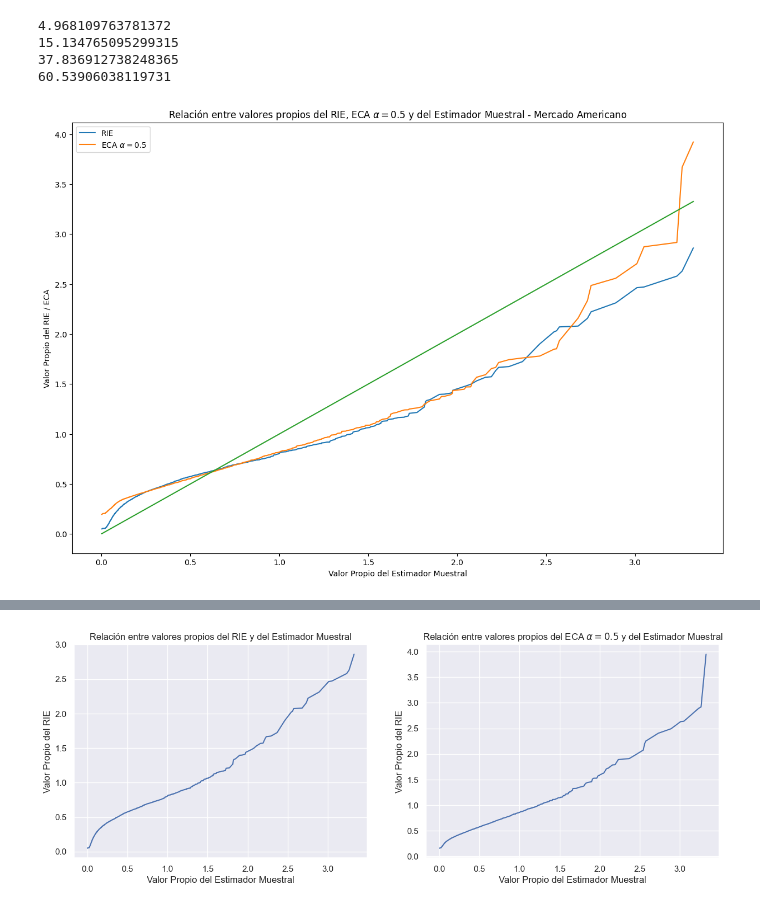
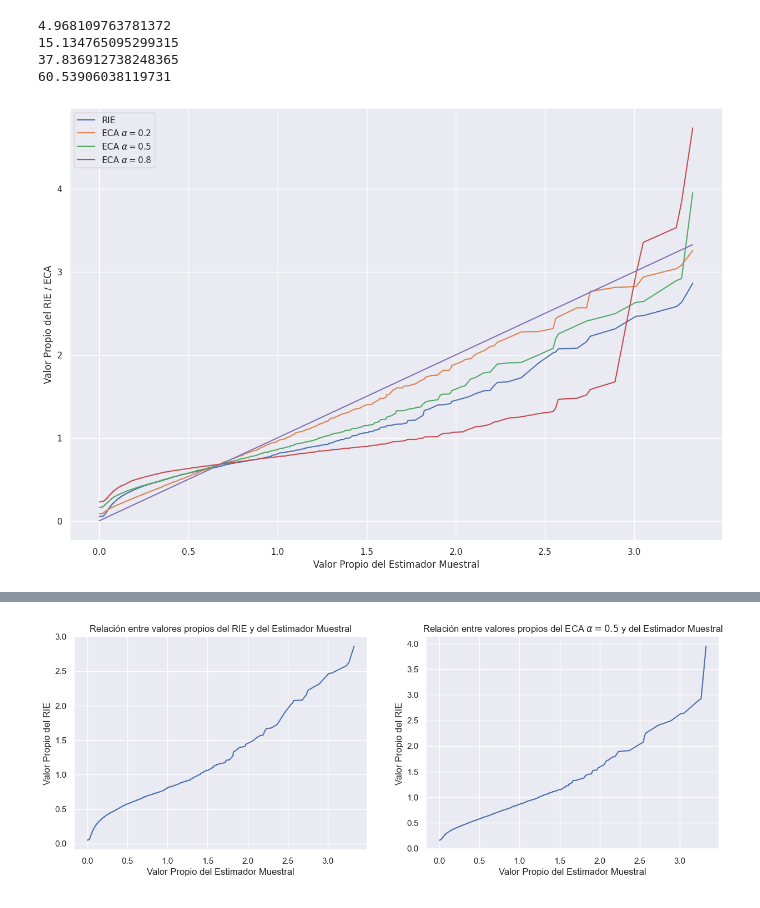
Before and after one commit to jduarte00/tesis, a Jupyter notebook: results_corr_matrix.ipynb, the cells around one changed output, grey strips where cells are left out. Cells and saved outputs as stored; diff of their text form; code cells hidden in the pictures.

```diff
--- a/results_corr_matrix.ipynb
+++ b/results_corr_matrix.ipynb
@@ -502,17 +541,21 @@ print((np.linalg.norm(((samp_corr_american_norm - shrink_estimator_american_8).v
 37.836912738248365
 60.53906038119731
 # %%
+# IMAGE [TESIS]
+
 factor = 900
 fig, axs = plt.subplots(1,1, figsize=(15,10))
-axs.plot(  eigenval_sample_american_conc[:factor], eigenval_rie_american_conc[:factor])
-axs.set_title(r"Relación entre valores propios del RIE, ECA $\alpha = 0.5$ y del Estimador Muestral - Mercado Americano")
+# axs.set_title(r"Relación entre valores propios del RIE, ECA $\alpha = 0.5$ y del Estimador Muestral - Mercado Americano")
 axs.set(xlabel='Valor Propio del Estimador Muestral', ylabel='Valor Propio del RIE / ECA')
+axs.plot(eigenval_sample_american_conc[:factor], eigenval_rie_american_conc[:factor])
+axs.plot(eigenval_sample_american_conc[:factor], eigenval_shrink_american_2_conc[:factor])
 axs.plot(eigenval_sample_american_conc[:factor], eigenval_shrink_american_5_conc[:factor])
+axs.plot(eigenval_sample_american_conc[:factor], eigenval_shrink_american_8_conc[:factor])
 axs.plot(eigenval_sample_american_conc[:factor], eigenval_sample_american_conc[:factor])
-axs.legend(labels = ['RIE', r'ECA $\alpha = 0.5$'])
+axs.legend(labels = ['RIE', r'ECA $\alpha = 0.2$', r'ECA $\alpha = 0.5$', r'ECA $\alpha = 0.8$'])
 plt.show()
 # %% [output]
-[figure, old version]
+[figure, new version]
 # %%
 factor = 900
 fig, axs = plt.subplots(1,1, figsize=(15,10))
```
Also changed, not shown: parts of 11 cells of this notebook, 1 other file.
